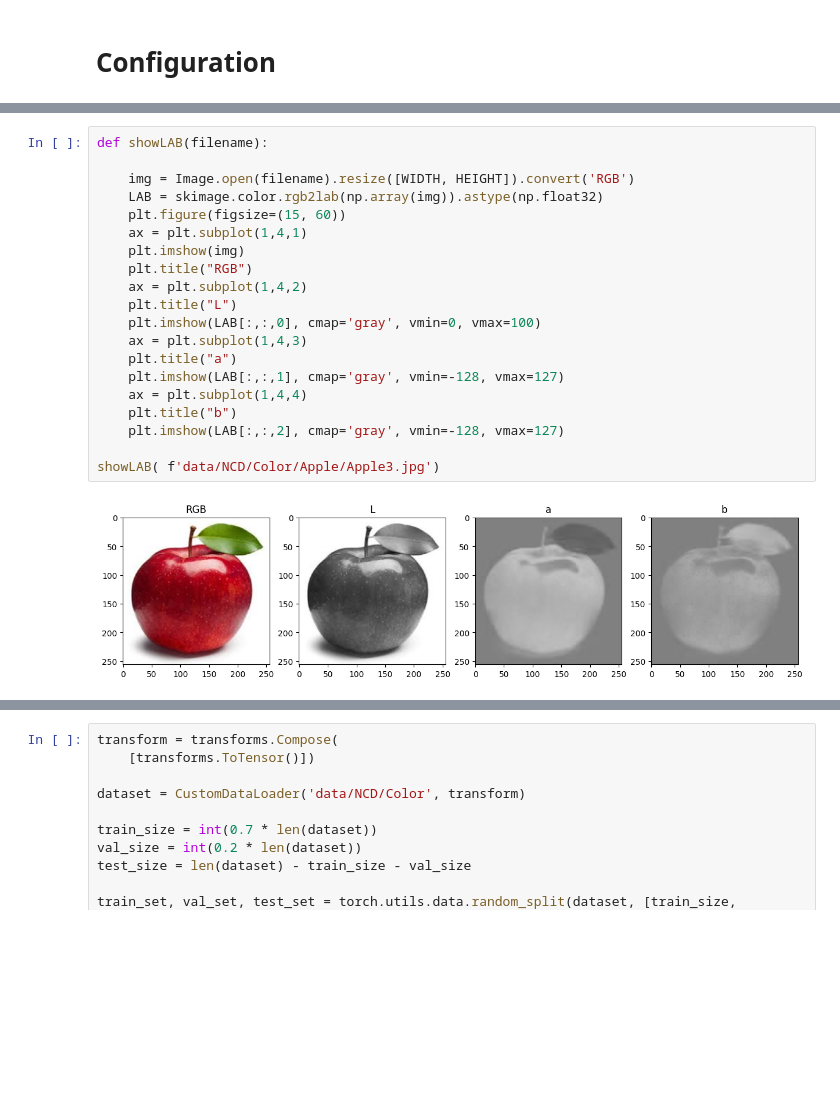
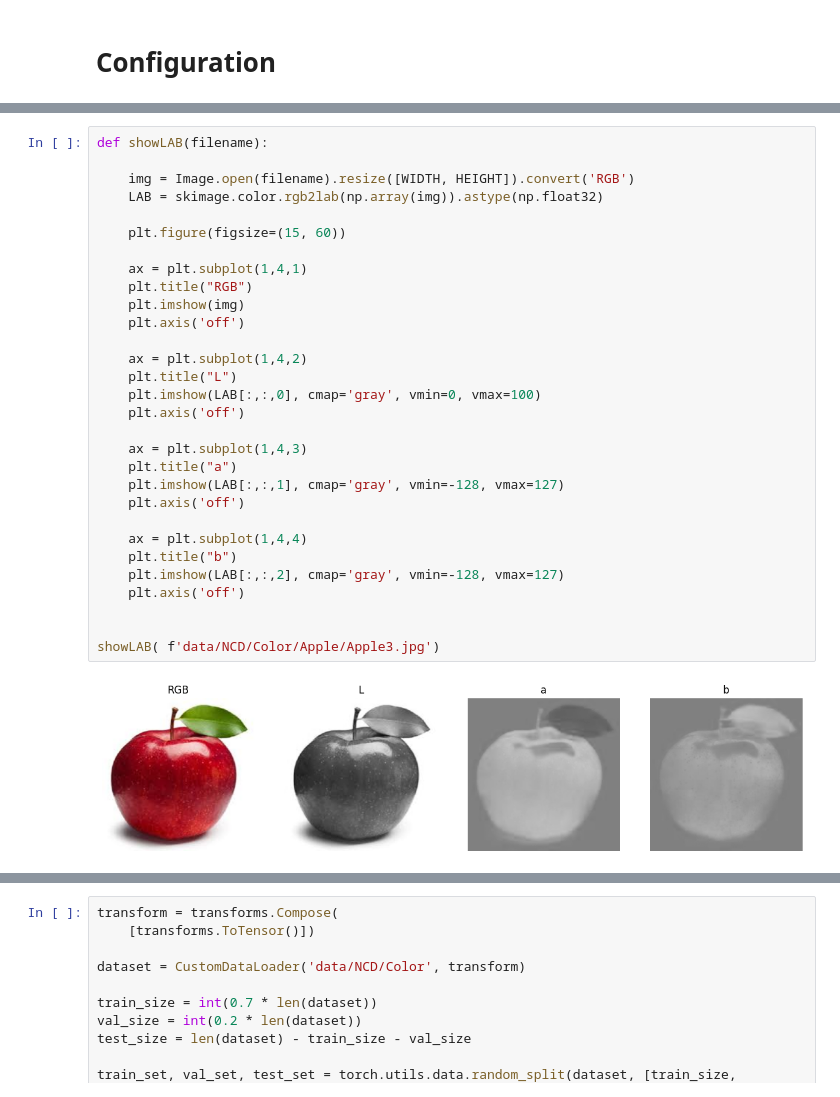
Before and after one commit to Nau3D/Deep-Learning-Course-PyTorch, a Jupyter notebook: 11.1-colorization.ipynb, the cells around one changed output, grey strips where cells are left out. Drawn from its saved outputs; the diff is of its cells as text; blank space fills up the shorter version.

```diff
--- a/11.1-colorization.ipynb
+++ b/11.1-colorization.ipynb
@@ -237,24 +272,34 @@ cuda:0
 # %%
 def showLAB(filename):
 
     img = Image.open(filename).resize([WIDTH, HEIGHT]).convert('RGB')
     LAB = skimage.color.rgb2lab(np.array(img)).astype(np.float32)
+
     plt.figure(figsize=(15, 60))
+
     ax = plt.subplot(1,4,1)
+    plt.title("RGB")
     plt.imshow(img)
-    plt.title("RGB")
+    plt.axis('off')
+
     ax = plt.subplot(1,4,2)
     plt.title("L")
     plt.imshow(LAB[:,:,0], cmap='gray', vmin=0, vmax=100)
+    plt.axis('off')
+
     ax = plt.subplot(1,4,3)
     plt.title("a")
     plt.imshow(LAB[:,:,1], cmap='gray', vmin=-128, vmax=127)
+    plt.axis('off')
+
     ax = plt.subplot(1,4,4)
     plt.title("b")
     plt.imshow(LAB[:,:,2], cmap='gray', vmin=-128, vmax=127)
+    plt.axis('off')
+
 
 showLAB( f'data/NCD/Color/Apple/Apple3.jpg')
 # %% [output]
-[figure, old version]
+[figure, new version]
 # %% [markdown]
 # Create Dataset
```
Also changed, not shown: parts of 20 cells of this notebook.
